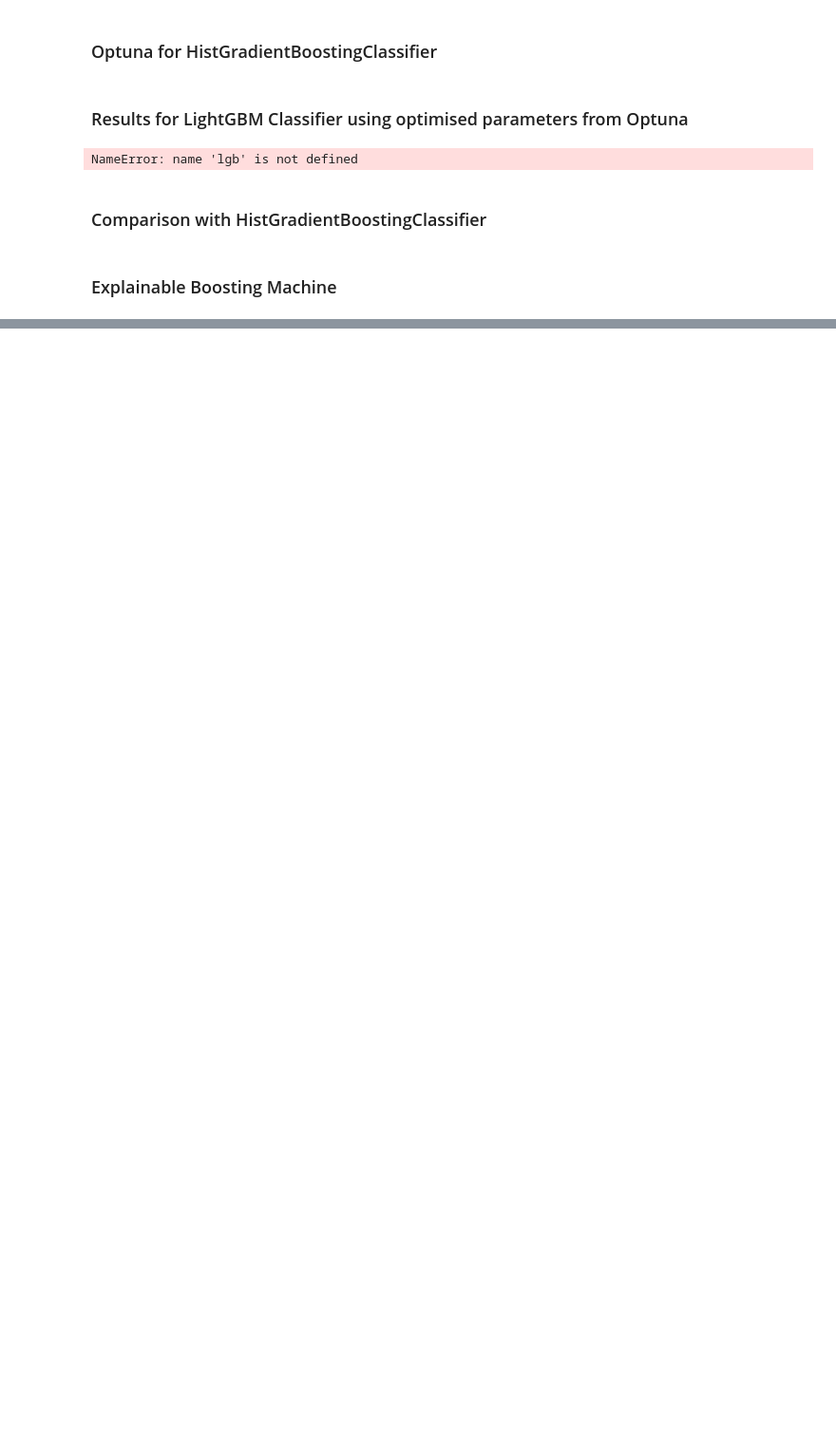
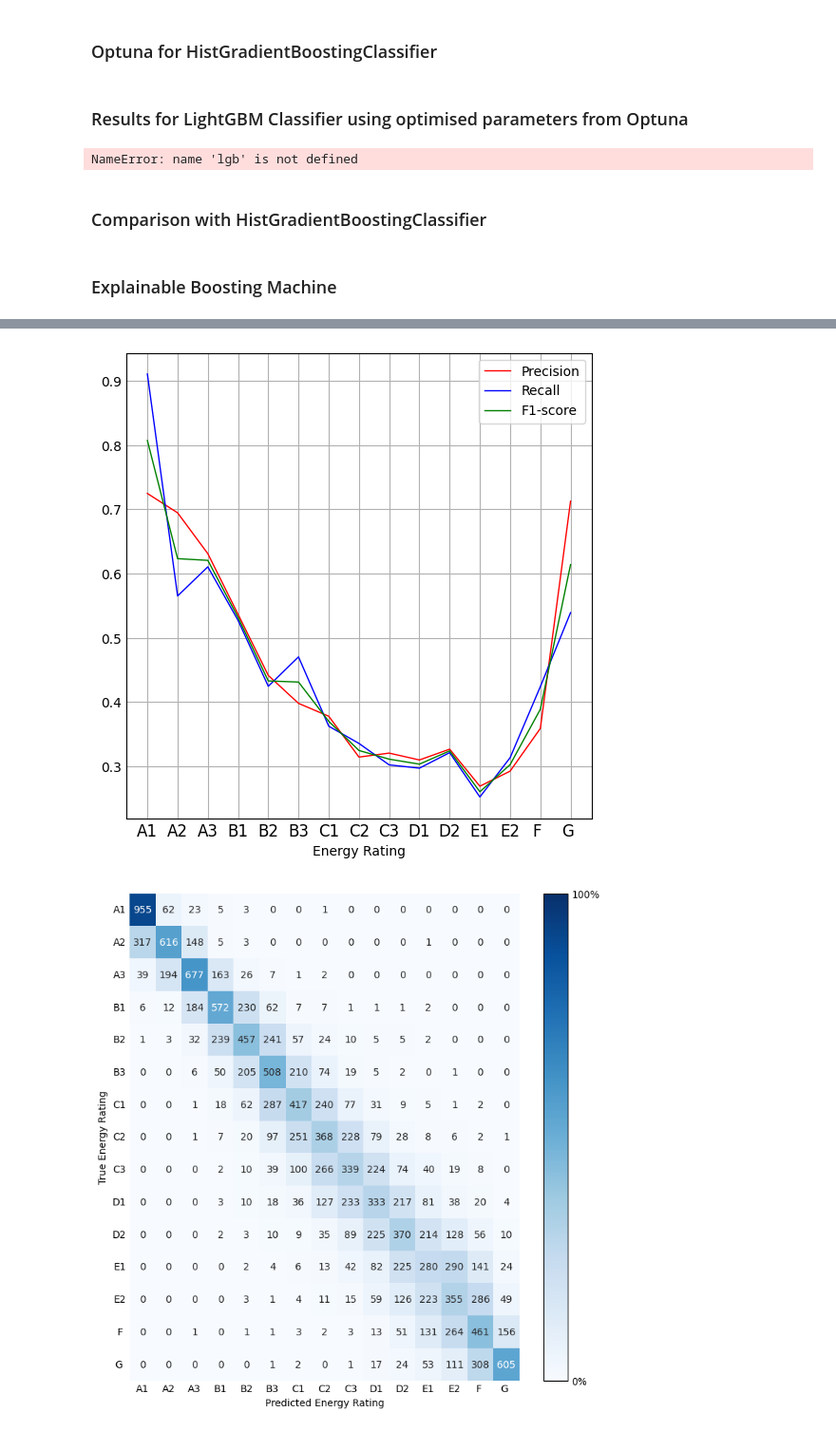
Before and after one commit to jbyrneirl/BER-Rating-AI-Model, a Jupyter notebook: notebooks/data-preparation/HistGradientBoostingClassifier.ipynb, the cells around one changed output, grey strips where cells are left out. Shown at 95% size. Drawn from its saved outputs; the diff is of its cells as text; code cells hidden in the pictures; blank space fills up the shorter version.

```diff
--- a/notebooks/data-preparation/HistGradientBoostingClassifier.ipynb
+++ b/notebooks/data-preparation/HistGradientBoostingClassifier.ipynb
@@ -600,0 +642,58 @@ print("AUC: {:.3f}".format(auc))
+# %%
+# reports
+y_labels = sorted(y_energy_rating_test['EnergyRating'].unique())
+x_len = len(y_labels)
+
+# classification metrics
+report = classification_report(y_energy_rating_test, y_preds_6, output_dict=True)
+
+plt.style.use('_mpl-gallery')
+
+# get data
+x =  np.linspace(0, 1, x_len)
+precision = []
+recall = []
+f1_score = []
+
+for key in y_labels:
+  precision.append(report[key]['precision'])
+  recall.append(report[key]['recall'])
+  f1_score.append(report[key]['f1-score'])
+
+# plot
+#cmap = plt.cm.coolwarm
+fig_cr, ax_cr = plt.subplots(figsize=(5, 5))
+ax_cr.plot(x, precision, color='red', label='Precision', linewidth=1.0)
+ax_cr.plot(x, recall, color='blue', label='Recall', linewidth=1.0)
+ax_cr.plot(x, f1_score, color='green', label='F1-score', linewidth=1.0)
+
+# Set number of ticks for x-axis
+ax_cr.set_xticks(x)
+# Set ticks labels for x-axis
+ax_cr.set_xticklabels(y_labels, rotation=0, fontsize=12)
+ax_cr.set_xlabel('Energy Rating')
+ax_cr.set_ylabel('')
+plt.legend(loc='best')
+
+plt.show()
+
+# confusion matrix
+
+cf_matrix = confusion_matrix(y_energy_rating_test, y_preds_6)
+
+df_matrix = pd.DataFrame(cf_matrix, index=y_labels, columns=y_labels)
+df_matrix_percent =  df_matrix.copy().apply(lambda x: (x/x.sum()), axis=1)
+
+plt.figure(figsize=(7, 7))
+#sns_matrix = sns.heatmap(df_matrix_percent, annot=True, cmap='Blues', fmt=f".0f", cbar=False, vmin=0, vmax=100) # annot_kws={"size": 35 / np.sqrt(len(df_matrix))}
+sns_matrix = sns.heatmap(df_matrix_percent, annot=df_matrix, fmt=f".0f", cmap="Blues", cbar=False, vmin=0, vmax=1)
+
+sns_matrix.set_yticklabels(sns_matrix.get_yticklabels(), rotation=0)
+sns_matrix.set(xlabel="Predicted Energy Rating", ylabel="True Energy Rating")
+cbar = sns_matrix.figure.colorbar(sns_matrix.collections[0])
+cbar.set_ticks([0, 1])
+cbar.set_ticklabels(["0%", "100%"])
+plt.show()
+# %% [output]
+[figure, added]
+[figure, added]
```
Also changed, not shown: parts of 2 cells of this notebook, 2 other files.
